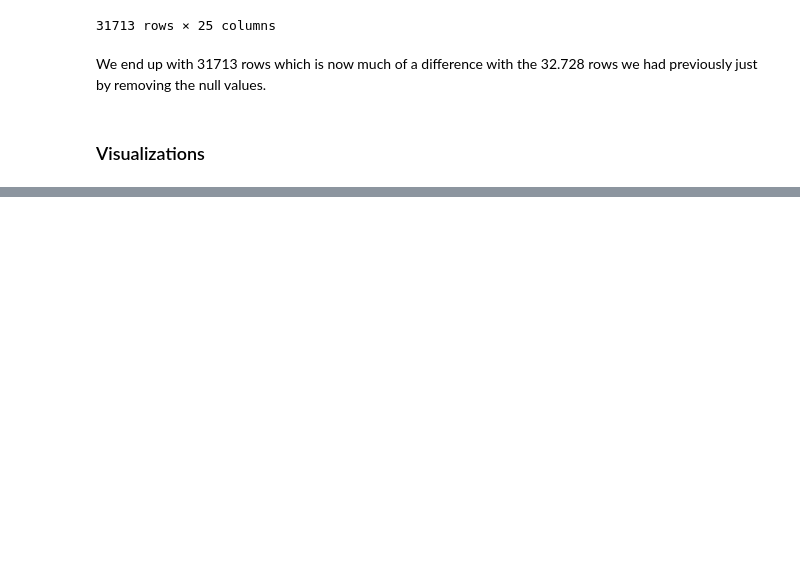
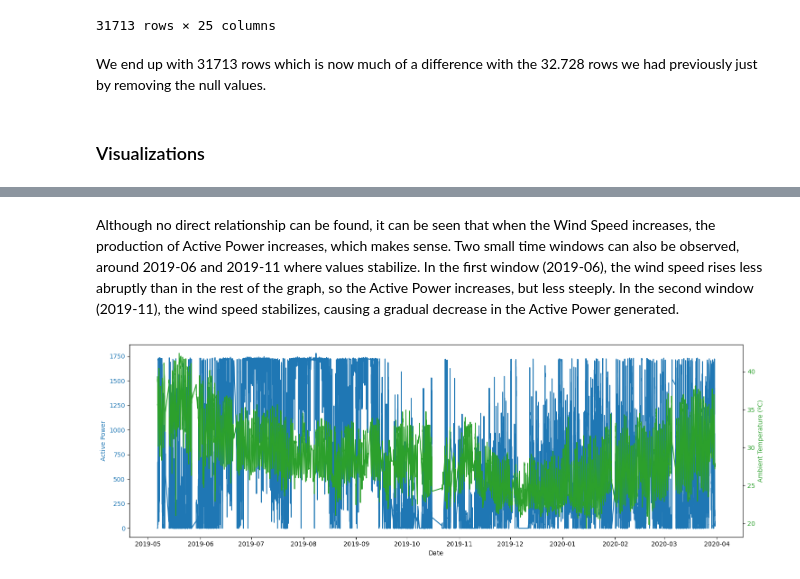
Before and after one commit to acrulopez/data-mining-UPM, a Jupyter notebook: Project.ipynb, the cells around one changed output, grey strips where cells are left out. Cells and saved outputs as stored; diff of their text form; code cells hidden in the pictures; blank space fills up the shorter version.

```diff
--- a/Project.ipynb
+++ b/Project.ipynb
@@ -164,0 +215,23 @@ We end up with 31713 rows which is now much of a difference with the 32.728 rows
+# %% [markdown]
+Although no direct relationship can be found, it can be seen that when the Wind Speed increases, the production of Active Power increases, which makes sense. Two small time windows can also be observed, around 2019-06 and 2019-11 where values stabilize. In the first window (2019-06), the wind speed rises less abruptly than in the rest of the graph, so the Active Power increases, but less steeply. In the second window (2019-11), the wind speed stabilizes, causing a gradual decrease in the Active Power generated.
+# %%
+# Active Power and Wind Speed superposition
+fig, ax1 = plt.subplots(figsize=(15,5))
+
+color = 'tab:blue'
+ax1.set_xlabel('Date')
+ax1.set_ylabel('Active Power', color=color)
+ax1.plot(df["Date"], df["ActivePower"], color=color)
+ax1.tick_params(axis='y', labelcolor=color)
+
+ax2 = ax1.twinx()
+
+color = 'tab:green'
+ax2.set_ylabel('Ambient Temperature (ºC)', color=color)
+ax2.plot(df["Date"], df["AmbientTemperatue"], color=color)
+ax2.tick_params(axis='y', labelcolor=color)
+
+fig.tight_layout()
+plt.show()
+# %% [output]
+[figure, added]
```
Also changed, not shown: parts of 12 cells of this notebook.
